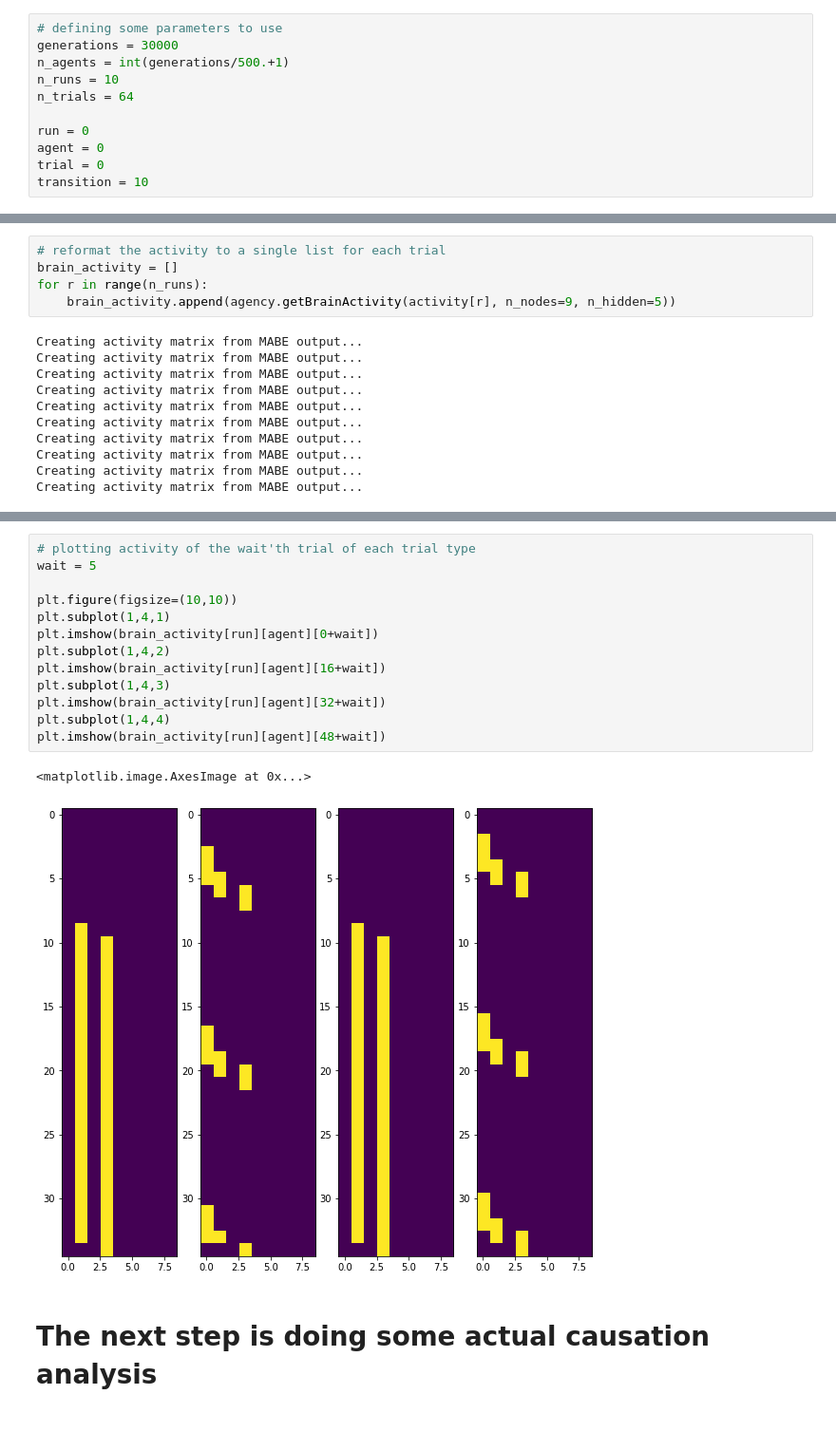
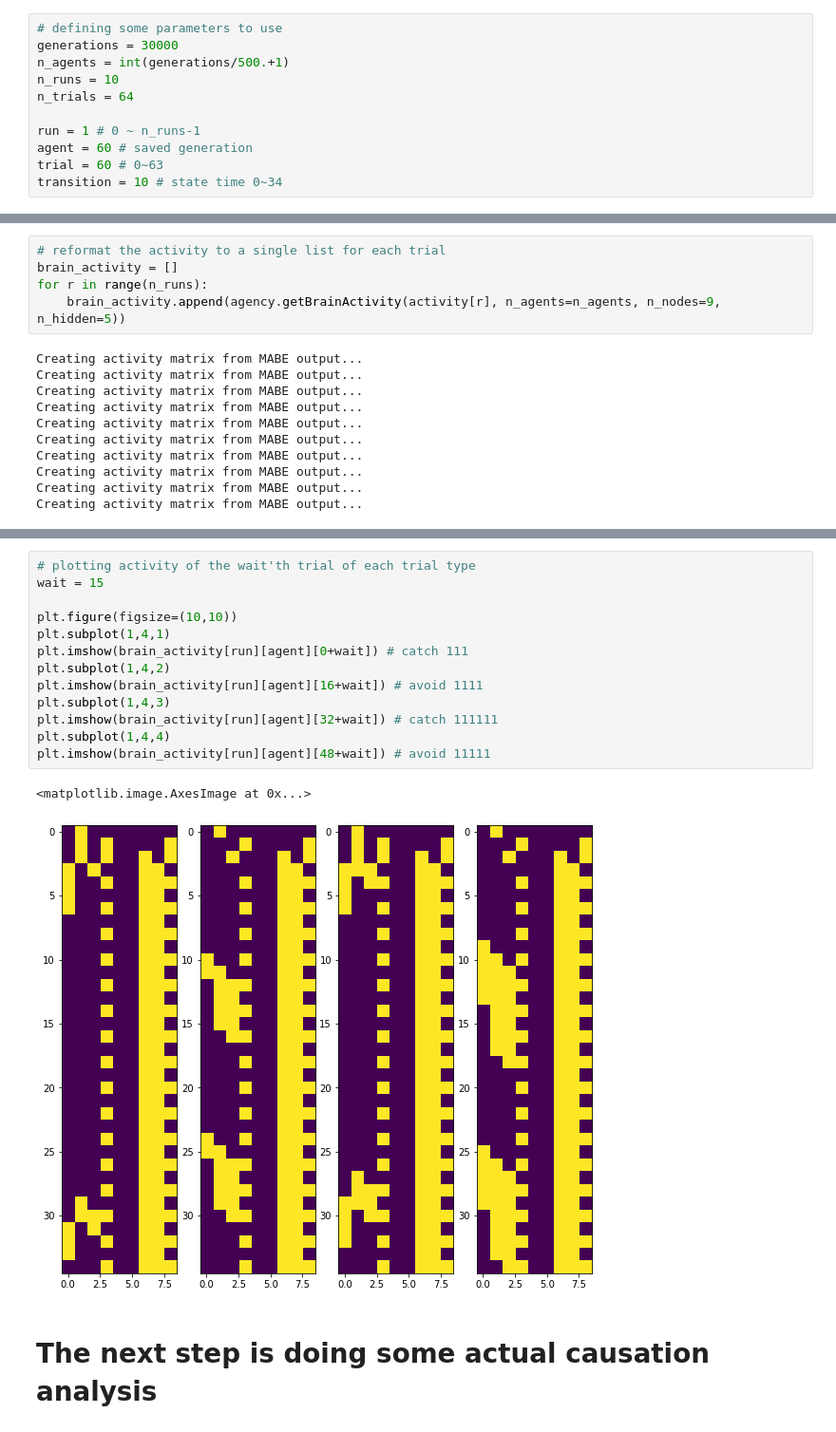
Before and after one commit to k-kyoko/actual_agency, a Jupyter notebook: Example/Analysis_hidden5_new.ipynb, the cells around one changed output, grey strips where cells are left out. Shown at 95% size. Drawn from its saved outputs; the diff is of its cells as text.

```diff
--- a/Example/Analysis_hidden5_new.ipynb
+++ b/Example/Analysis_hidden5_new.ipynb
@@ -63,10 +63,10 @@ n_agents = int(generations/500.+1)
 n_runs = 10
 n_trials = 64
 
-run = 0
-agent = 0
-trial = 0
-transition = 10
+run = 1 # 0 ~ n_runs-1
+agent = 60 # saved generation
+trial = 60 # 0~63
+transition = 10 # state time 0~34
 # %%
 # Get Line-of-descent (LOD) data from MABE output
 with open('190822_7156331_h5_LOD_data.pkl','rb') as f:
@@ -248,7 +243,7 @@ with open('190822_7156331_h5_activity.pkl','rb') as f:
 # reformat the activity to a single list for each trial
 brain_activity = []
 for r in range(n_runs):
-    brain_activity.append(agency.getBrainActivity(activity[r], n_nodes=9, n_hidden=5))
+    brain_activity.append(agency.getBrainActivity(activity[r], n_agents=n_agents, n_nodes=9, n_hidden=5))
 # %% [output]
 Creating activity matrix from MABE output...
 Creating activity matrix from MABE output...
@@ -285,19 +326,19 @@ print(brain_activity[run][agent][trial])
 # %%
 # plotting activity of the wait'th trial of each trial type
-wait = 5
+wait = 15
 
 plt.figure(figsize=(10,10))
 plt.subplot(1,4,1)
-plt.imshow(brain_activity[run][agent][0+wait])
+plt.imshow(brain_activity[run][agent][0+wait]) # catch 111
 plt.subplot(1,4,2)
-plt.imshow(brain_activity[run][agent][16+wait])
+plt.imshow(brain_activity[run][agent][16+wait]) # avoid 1111
 plt.subplot(1,4,3)
-plt.imshow(brain_activity[run][agent][32+wait])
+plt.imshow(brain_activity[run][agent][32+wait]) # catch 111111
 plt.subplot(1,4,4)
-plt.imshow(brain_activity[run][agent][48+wait])
+plt.imshow(brain_activity[run][agent][48+wait]) # avoid 11111
 # %% [output]
 <matplotlib.image.AxesImage at 0x...>
-[figure, old version]
+[figure, new version]
 # %% [markdown]
 # The next step is doing some actual causation analysis
 # %%
```
Also changed, not shown: parts of 22 cells of this notebook, 2 other files.
